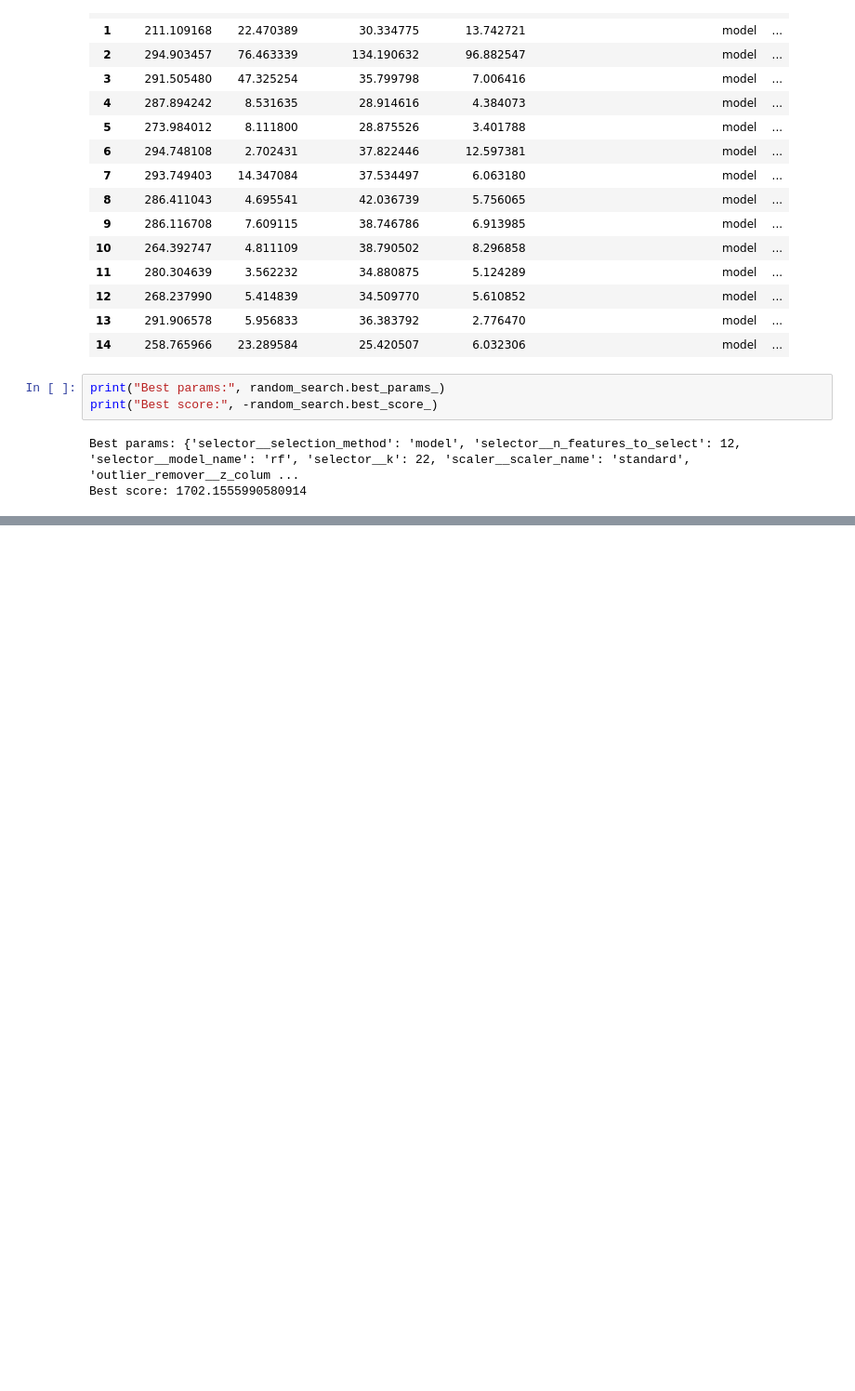
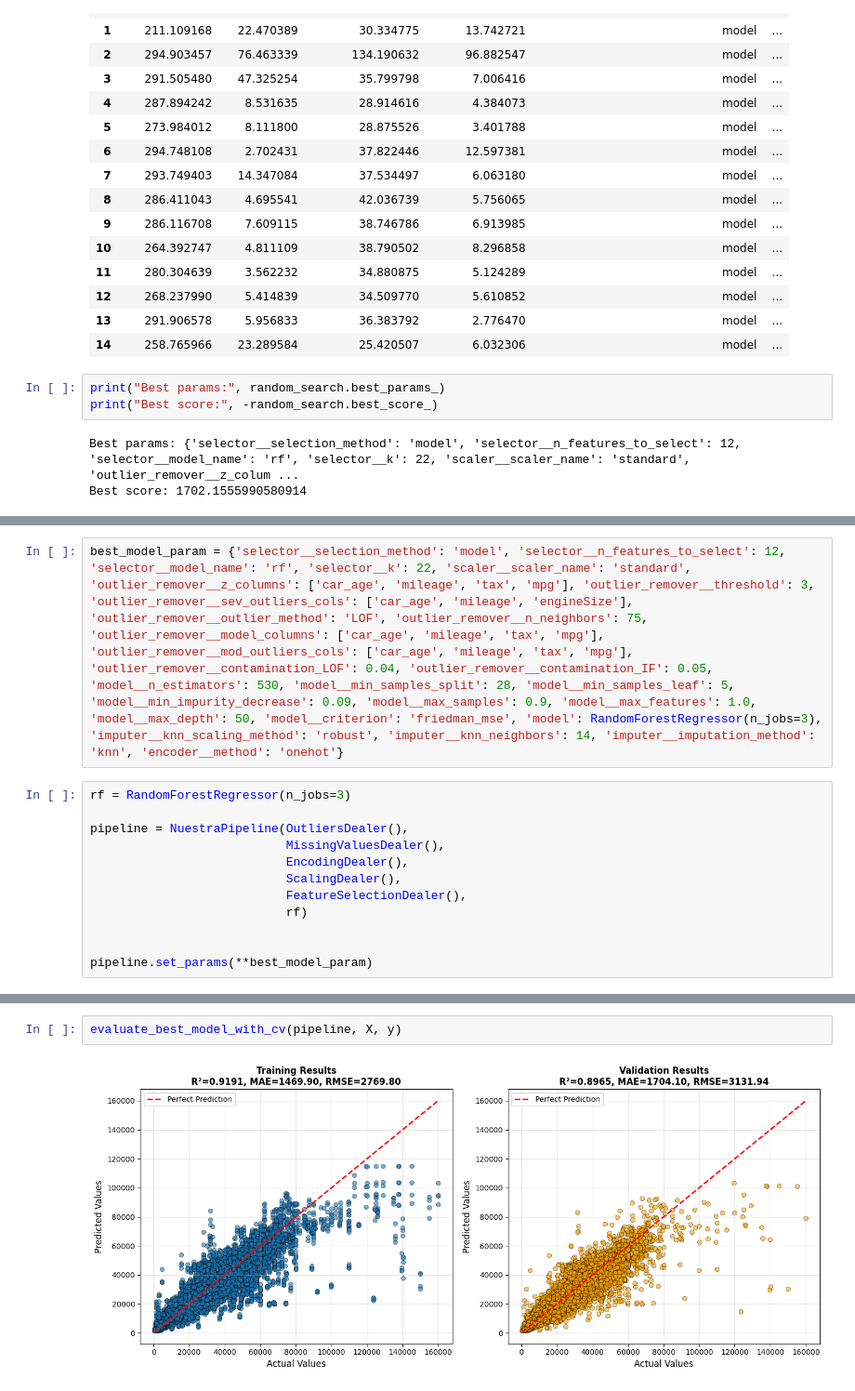
Before and after one commit to andrerangelferreira/ML_Project_Group42, a Jupyter notebook: notebooks_2nd_delivery/1.Models_Lab.ipynb, the cells around one changed output, grey strips where cells are left out. Shown at 93% size. Drawn from its saved outputs; the diff is of its cells as text; blank space fills up the shorter version.

```diff
--- a/notebooks_2nd_delivery/1.Models_Lab.ipynb
+++ b/notebooks_2nd_delivery/1.Models_Lab.ipynb
@@ -620,0 +623,14 @@ Best score: 1702.1555990580914
+# %%
+best_model_param = {'selector__selection_method': 'model', 'selector__n_features_to_select': 12, 'selector__model_name': 'rf', 'selector__k': 22, 'scaler__scaler_name': 'standard', 'outlier_remover__z_columns': ['car_age', 'mileage', 'tax', 'mpg'], 'outlier_remover__threshold': 3, 'outlier_remover__sev_outliers_cols': ['car_age', 'mileage', 'engineSize'], 'outlier_remover__outlier_method': 'LOF', 'outlier_remover__n_neighbors': 75, 'outlier_remover__model_columns': ['car_age', 'mileage', 'tax', 'mpg'], 'outlier_remover__mod_outliers_cols': ['car_age', 'mileage', 'tax', 'mpg'], 'outlier_remover__contamination_LOF': 0.04, 'outlier_remover__contamination_IF': 0.05, 'model__n_estimators': 530, 'model__min_samples_split': 28, 'model__min_samples_leaf': 5, 'model__min_impurity_decrease': 0.09, 'model__max_samples': 0.9, 'model__max_features': 1.0, 'model__max_depth': 50, 'model__criterion': 'friedman_mse', 'model': RandomForestRegressor(n_jobs=3), 'imputer__knn_scaling_method': 'robust', 'imputer__knn_neighbors': 14, 'imputer__imputation_method': 'knn', 'encoder__method': 'onehot'}
+# %%
+rf = RandomForestRegressor(n_jobs=3)
+
+pipeline = NuestraPipeline(OutliersDealer(),
+                           MissingValuesDealer(),
+                           EncodingDealer(),
+                           ScalingDealer(),
+                           FeatureSelectionDealer(),
+                           rf)
+
+
+pipeline.set_params(**best_model_param)
@@ -620,0 +655,4 @@ Best score: 1702.1555990580914
+# %%
+evaluate_best_model_with_cv(pipeline, X, y)
+# %% [output]
+[figure, added]
```
Also changed, not shown: parts of 3 cells of this notebook, 1 other file.
